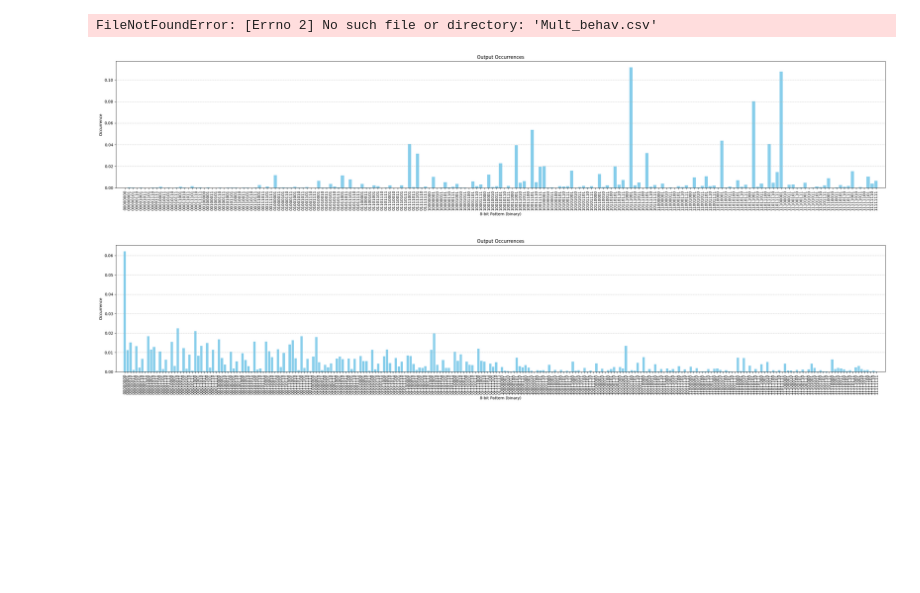
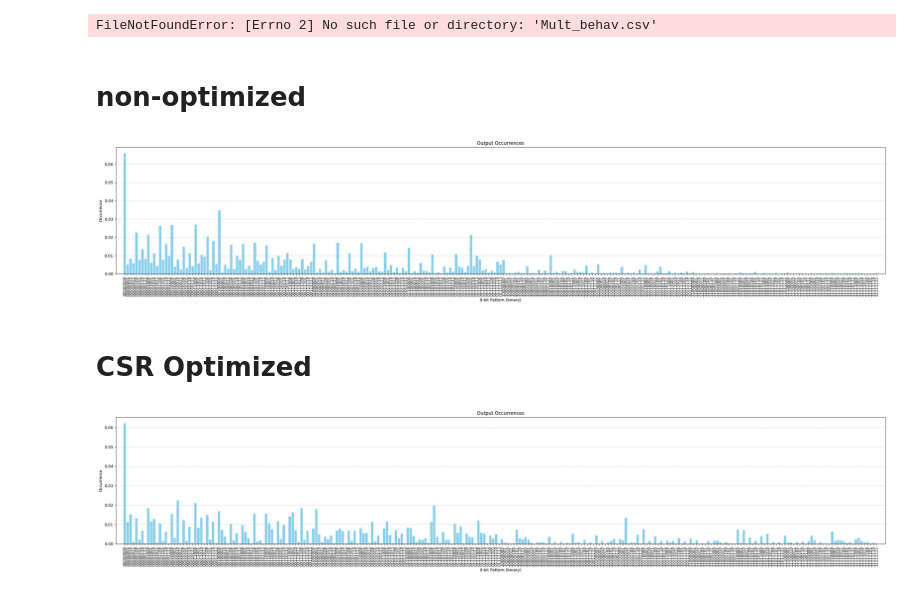
Before and after one commit to ThomasSChristiansen/ProbabilisticComputing, a Jupyter notebook: Integer Factorization/4bit_IntFac/4bit_IntFac_behav.ipynb, the cells around one changed output. Cells and saved outputs as stored; diff of their text form; code cells hidden in the pictures; blank space fills up the shorter version.

```diff
--- a/Integer Factorization/4bit_IntFac/4bit_IntFac_behav.ipynb
+++ b/Integer Factorization/4bit_IntFac/4bit_IntFac_behav.ipynb
@@ -12,28 +12,32 @@ selected_bits = {
 gbp.generate_bar_plots('Mult_behav.csv', label_mapping, savefig=True, save_csv=False, figWidth=68, selected_bits=selected_bits)
 # %% [output]
 FileNotFoundError: [Errno 2] No such file or directory: 'Mult_behav.csv'
+# %% [markdown]
+# non-optimized
 # %%
 import pandas as pd
 import matplotlib.pyplot as plt
 
 # Read the CSV file
-df = pd.read_csv("UniqueOccurrences.csv", low_memory=False, dtype={'Pattern': str})
+df = pd.read_csv("UniqueOccurrences_nonoptimized.csv", low_memory=False, dtype={'Pattern': str})
 # print(df)
 # print(df.head())
 # print(df.info())
 # Create a bar plot using the "Pattern" as the x-axis and "Occurrence" as the y-axis.
 plt.figure(figsize=(28, 6))
 plt.bar(df["Pattern"], df["Occurrence"]/df["Occurrence"].sum(), color='skyblue')
 plt.xlabel("8-bit Pattern (binary)")
 plt.ylabel("Occurrence")
 plt.title("Output Occurrences")
 plt.margins(x=0.01)
 plt.xticks(rotation=90)
 plt.grid(axis='y', linestyle='--', alpha=0.7)
 plt.tight_layout()
 plt.show()
 # %% [output]
-[figure, old version]
+[figure, new version]
+# %% [markdown]
+# CSR Optimized
 # %%
 import pandas as pd
 import matplotlib.pyplot as plt
```
Also changed, not shown: 34 other files.
